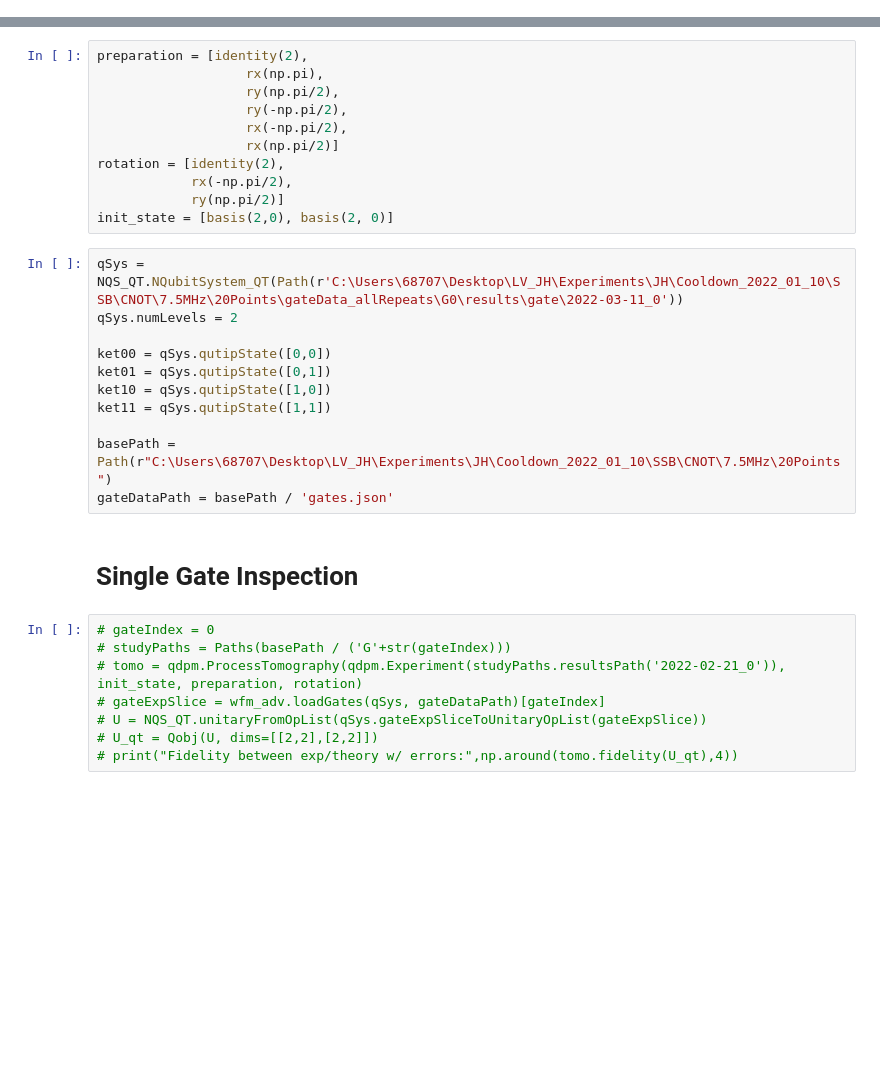
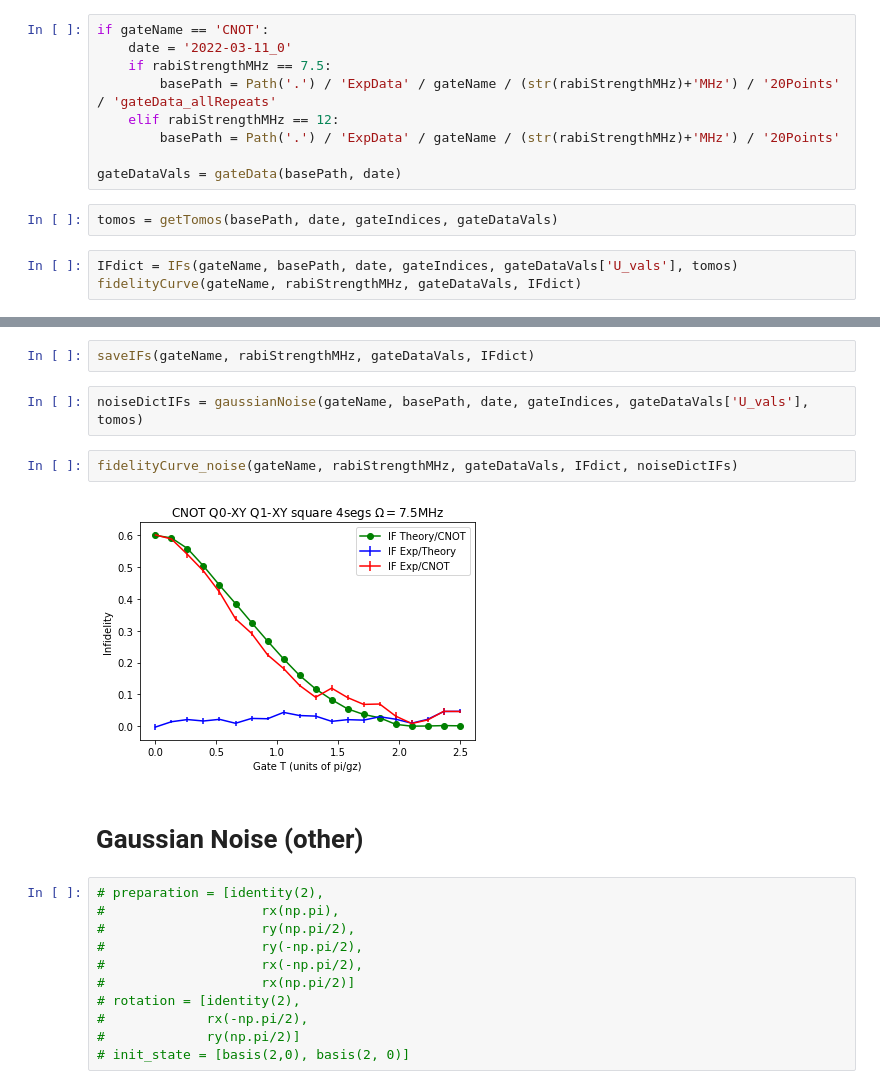
Before and after one commit to Borealis126/MinesExpAnalysis, a Jupyter notebook: analysis.ipynb, the cells around one changed output, grey strips where cells are left out. Drawn from its saved outputs; the diff is of its cells as text; blank space fills up the shorter version.

```diff
--- a/analysis.ipynb
+++ b/analysis.ipynb
@@ -28,0 +144,14 @@ from copy import deepcopy
+# %%
+if gateName == 'CNOT':
+    date = '2022-03-11_0'
+    if rabiStrengthMHz == 7.5:
+        basePath = Path('.') / 'ExpData' / gateName / (str(rabiStrengthMHz)+'MHz') / '20Points' / 'gateData_allRepeats'
+    elif rabiStrengthMHz == 12:
+        basePath = Path('.') / 'ExpData' / gateName / (str(rabiStrengthMHz)+'MHz') / '20Points'
+
+gateDataVals = gateData(basePath, date)
+# %%
+tomos = getTomos(basePath, date, gateIndices, gateDataVals)
+# %%
+IFdict = IFs(gateName, basePath, date, gateIndices, gateDataVals['U_vals'], tomos)
+fidelityCurve(gateName, rabiStrengthMHz, gateDataVals, IFdict)
@@ -29,32 +160,21 @@ from copy import deepcopy
+# %%
+saveIFs(gateName, rabiStrengthMHz, gateDataVals, IFdict)
+# %%
+noiseDictIFs = gaussianNoise(gateName, basePath, date, gateIndices, gateDataVals['U_vals'], tomos)
+# %%
+fidelityCurve_noise(gateName, rabiStrengthMHz, gateDataVals, IFdict, noiseDictIFs)
+# %% [output]
+[figure, added]
+# %% [markdown]
+# Gaussian Noise (other)
 # %%
-preparation = [identity(2),
-                   rx(np.pi),
-                   ry(np.pi/2),
-                   ry(-np.pi/2),
-                   rx(-np.pi/2),
-                   rx(np.pi/2)]
-rotation = [identity(2),
-            rx(-np.pi/2),
-            ry(np.pi/2)]
-init_state = [basis(2,0), basis(2, 0)]
+# preparation = [identity(2),
+#                    rx(np.pi),
+#                    ry(np.pi/2),
+#                    ry(-np.pi/2),
+#                    rx(-np.pi/2),
+#                    rx(np.pi/2)]
+# rotation = [identity(2),
+#             rx(-np.pi/2),
+#             ry(np.pi/2)]
+# init_state = [basis(2,0), basis(2, 0)]
-# %%
-qSys = NQS_QT.NQubitSystem_QT(Path(r'C:\Users\68707\Desktop\LV_JH\Experiments\JH\Cooldown_2022_01_10\SSB\CNOT\7.5MHz\20Points\gateData_allRepeats\G0\results\gate\2022-03-11_0'))
-qSys.numLevels = 2
-
-ket00 = qSys.qutipState([0,0])
-ket01 = qSys.qutipState([0,1])
-ket10 = qSys.qutipState([1,0])
-ket11 = qSys.qutipState([1,1])
-
-basePath = Path(r"C:\Users\68707\Desktop\LV_JH\Experiments\JH\Cooldown_2022_01_10\SSB\CNOT\7.5MHz\20Points")
-gateDataPath = basePath / 'gates.json'
-# %% [markdown]
-# Single Gate Inspection
-# %%
-# gateIndex = 0
-# studyPaths = Paths(basePath / ('G'+str(gateIndex)))
-# tomo = qdpm.ProcessTomography(qdpm.Experiment(studyPaths.resultsPath('2022-02-21_0')), init_state, preparation, rotation)
-# gateExpSlice = wfm_adv.loadGates(qSys, gateDataPath)[gateIndex]
-# U = NQS_QT.unitaryFromOpList(qSys.gateExpSliceToUnitaryOpList(gateExpSlice))
-# U_qt = Qobj(U, dims=[[2,2],[2,2]])
-# print("Fidelity between exp/theory w/ errors:",np.around(tomo.fidelity(U_qt),4))
```
Also changed, not shown: parts of 15 cells of this notebook.
